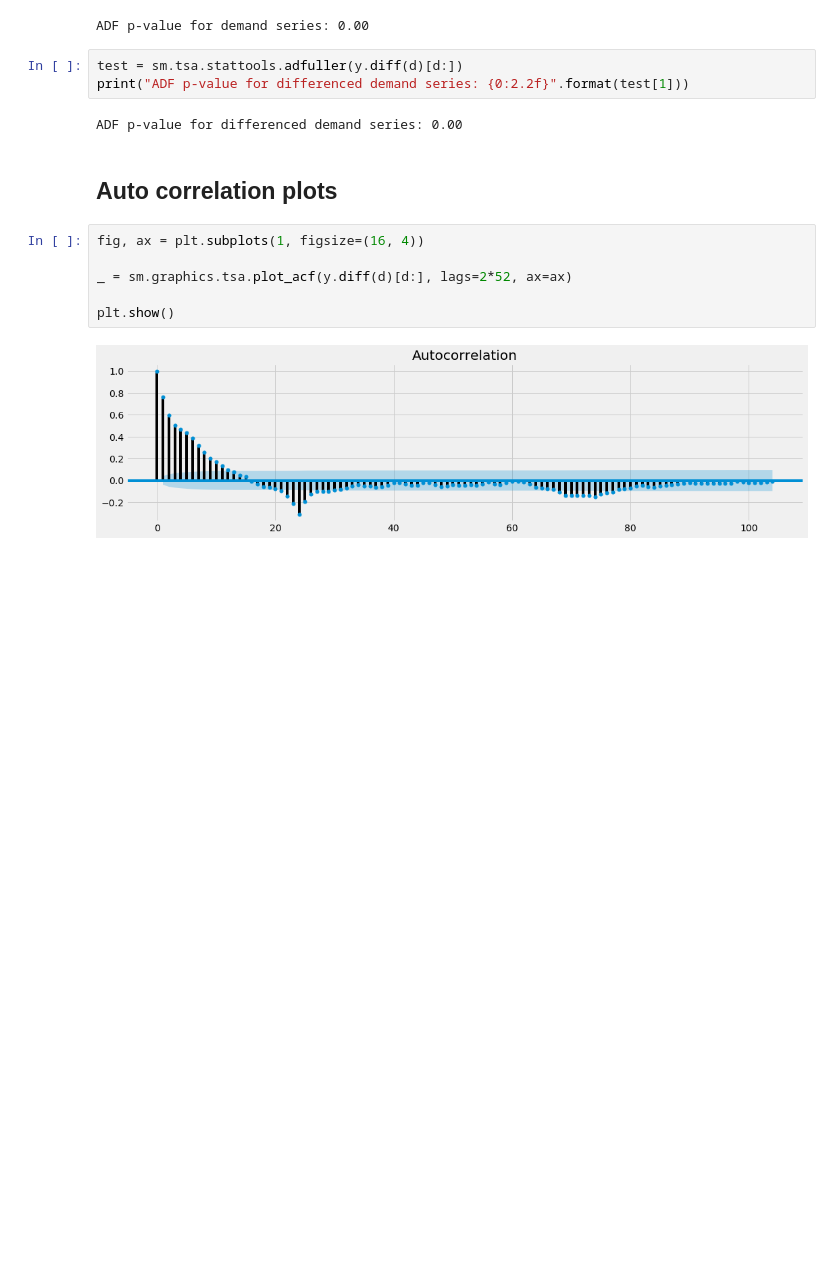
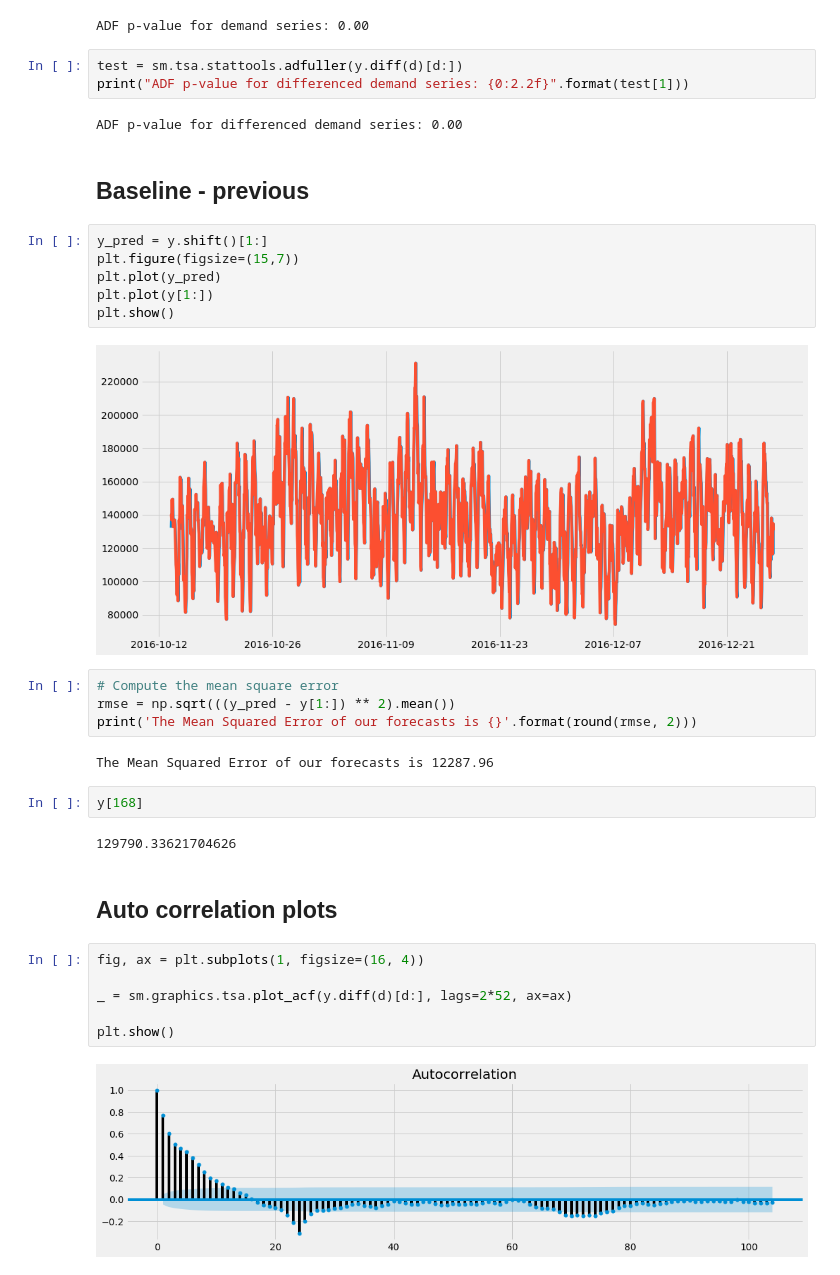
Before and after one commit to Rosina9700/dsi-capstone, a Jupyter notebook: development/prelim_sarima.ipynb, the cells around one changed output. Saved outputs shown, nothing was run; the diff lists cells and outputs as text; blank space fills up the shorter version.

```diff
--- a/development/prelim_sarima.ipynb
+++ b/development/prelim_sarima.ipynb
@@ -82,6 +82,26 @@ test = sm.tsa.stattools.adfuller(y.diff(d)[d:])
 print("ADF p-value for differenced demand series: {0:2.2f}".format(test[1]))
 # %% [output]
 ADF p-value for differenced demand series: 0.00
+# %% [markdown]
+## Baseline - previous
+# %%
+y_pred = y.shift()[1:]
+plt.figure(figsize=(15,7))
+plt.plot(y_pred)
+plt.plot(y[1:])
+plt.show()
+# %% [output]
+[figure, added]
+# %%
+# Compute the mean square error
+rmse = np.sqrt(((y_pred - y[1:]) ** 2).mean())
+print('The Mean Squared Error of our forecasts is {}'.format(round(rmse, 2)))
+# %% [output]
+The Mean Squared Error of our forecasts is 12287.96
+# %%
+y[168]
+# %% [output]
+129790.33621704626
 # %% [markdown]
 ## Auto correlation plots
 # %%
```
Also changed, not shown: parts of 33 cells of this notebook, 5 other files.
